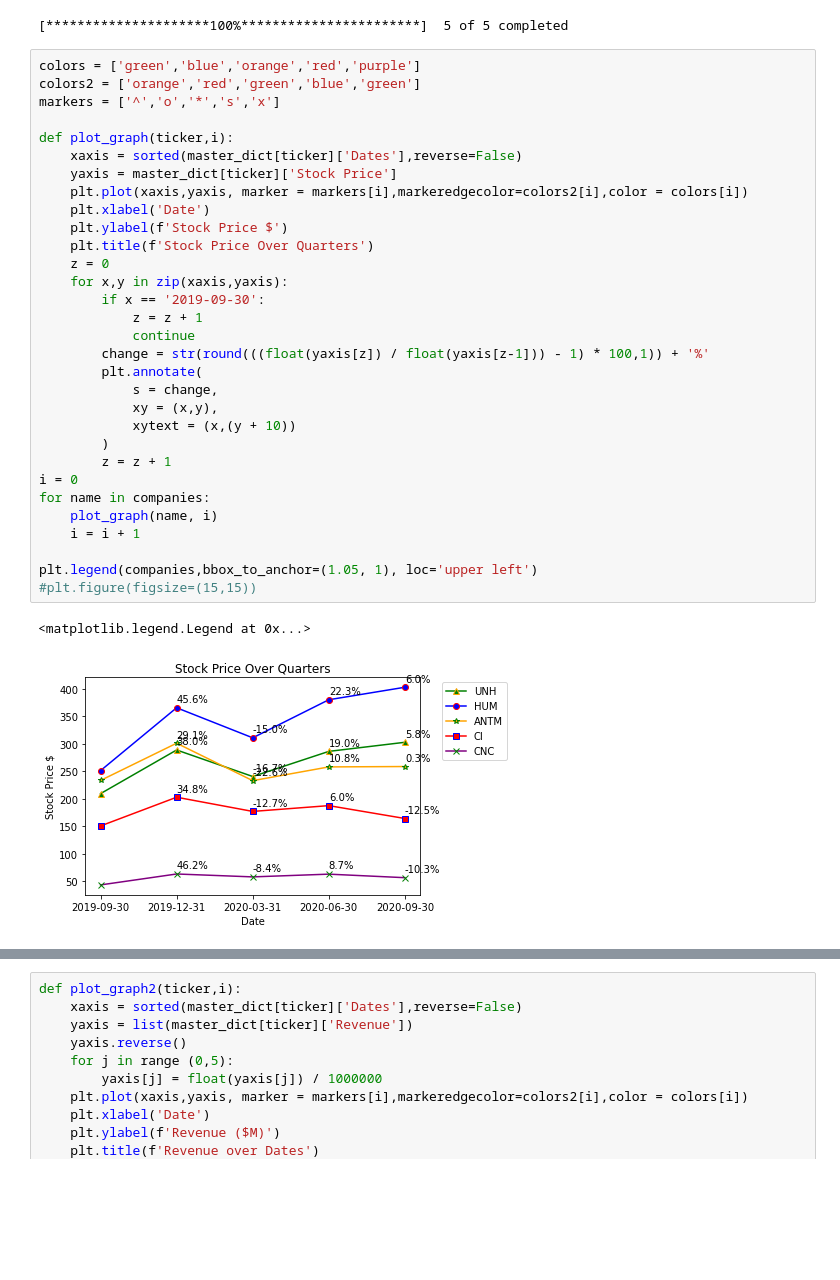
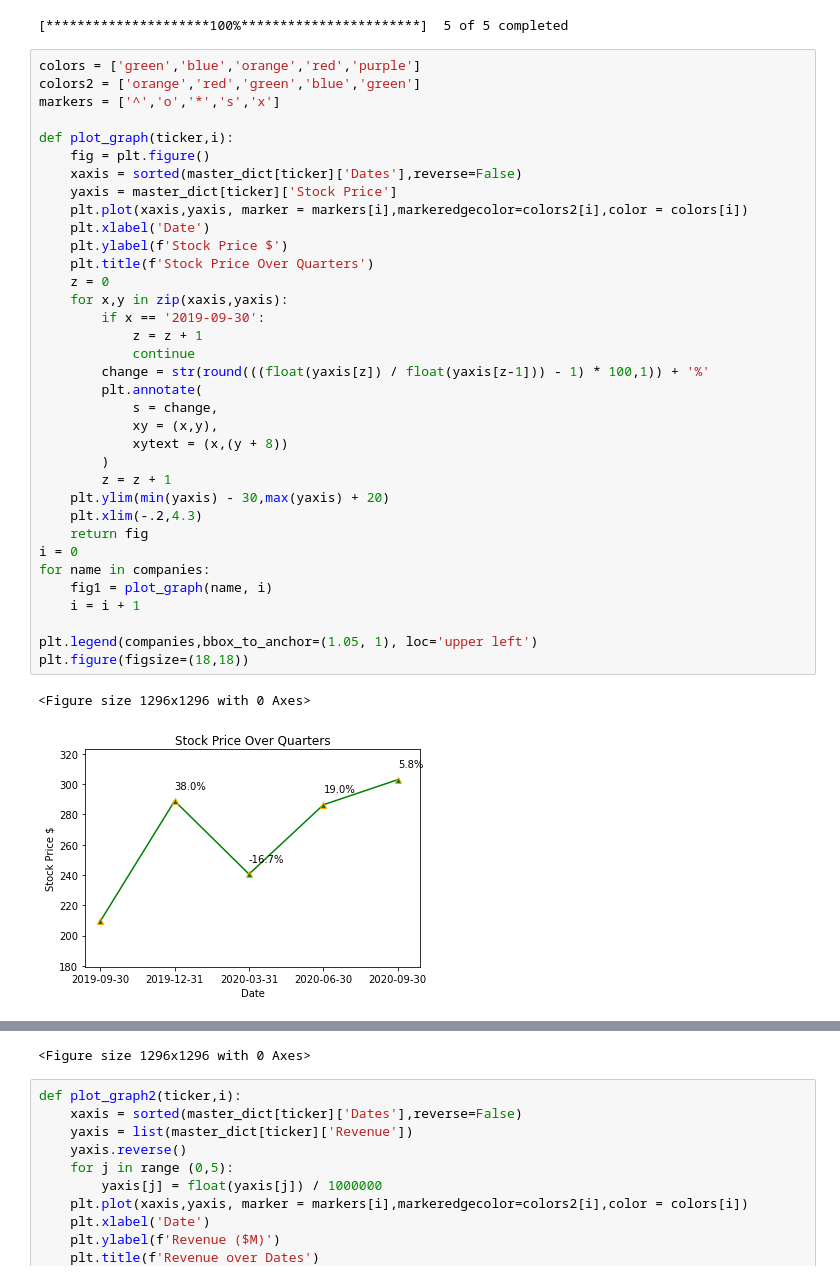
Before and after one commit to SDImperiale/ImperialeSource, a Jupyter notebook: Johan_Main_Insurance.ipynb, the cells around one changed output, grey strips where cells are left out. Cells and saved outputs as stored; diff of their text form; blank space fills up the shorter version.

```diff
--- a/Johan_Main_Insurance.ipynb
+++ b/Johan_Main_Insurance.ipynb
@@ -101,34 +105,38 @@ add_stock(cidf,'CI')
 # %%
 colors = ['green','blue','orange','red','purple']
 colors2 = ['orange','red','green','blue','green']
 markers = ['^','o','*','s','x']
 
 def plot_graph(ticker,i):
+    fig = plt.figure()
     xaxis = sorted(master_dict[ticker]['Dates'],reverse=False)
     yaxis = master_dict[ticker]['Stock Price']
     plt.plot(xaxis,yaxis, marker = markers[i],markeredgecolor=colors2[i],color = colors[i])
     plt.xlabel('Date')
     plt.ylabel(f'Stock Price $')
     plt.title(f'Stock Price Over Quarters')
     z = 0
     for x,y in zip(xaxis,yaxis):
         if x == '2019-09-30':
             z = z + 1
             continue
         change = str(round(((float(yaxis[z]) / float(yaxis[z-1])) - 1) * 100,1)) + '%'
         plt.annotate(
             s = change,
             xy = (x,y),
-            xytext = (x,(y + 10))
+            xytext = (x,(y + 8))
         )
         z = z + 1
+    plt.ylim(min(yaxis) - 30,max(yaxis) + 20)
+    plt.xlim(-.2,4.3)
+    return fig
 i = 0
 for name in companies:
-    plot_graph(name, i)
+    fig1 = plot_graph(name, i)
     i = i + 1
 
 plt.legend(companies,bbox_to_anchor=(1.05, 1), loc='upper left')
-#plt.figure(figsize=(15,15))
+plt.figure(figsize=(18,18))
 # %% [output]
-<matplotlib.legend.Legend at 0x...>
+<Figure size 1296x1296 with 0 Axes>
-[figure, old version]
+[figure, new version]
@@ -135,3 +147,4 @@ plt.legend(companies,bbox_to_anchor=(1.05, 1), loc='upper left')
+<Figure size 1296x1296 with 0 Axes>
 # %%
 def plot_graph2(ticker,i):
     xaxis = sorted(master_dict[ticker]['Dates'],reverse=False)
```
Also changed, not shown: parts of 3 cells of this notebook.
